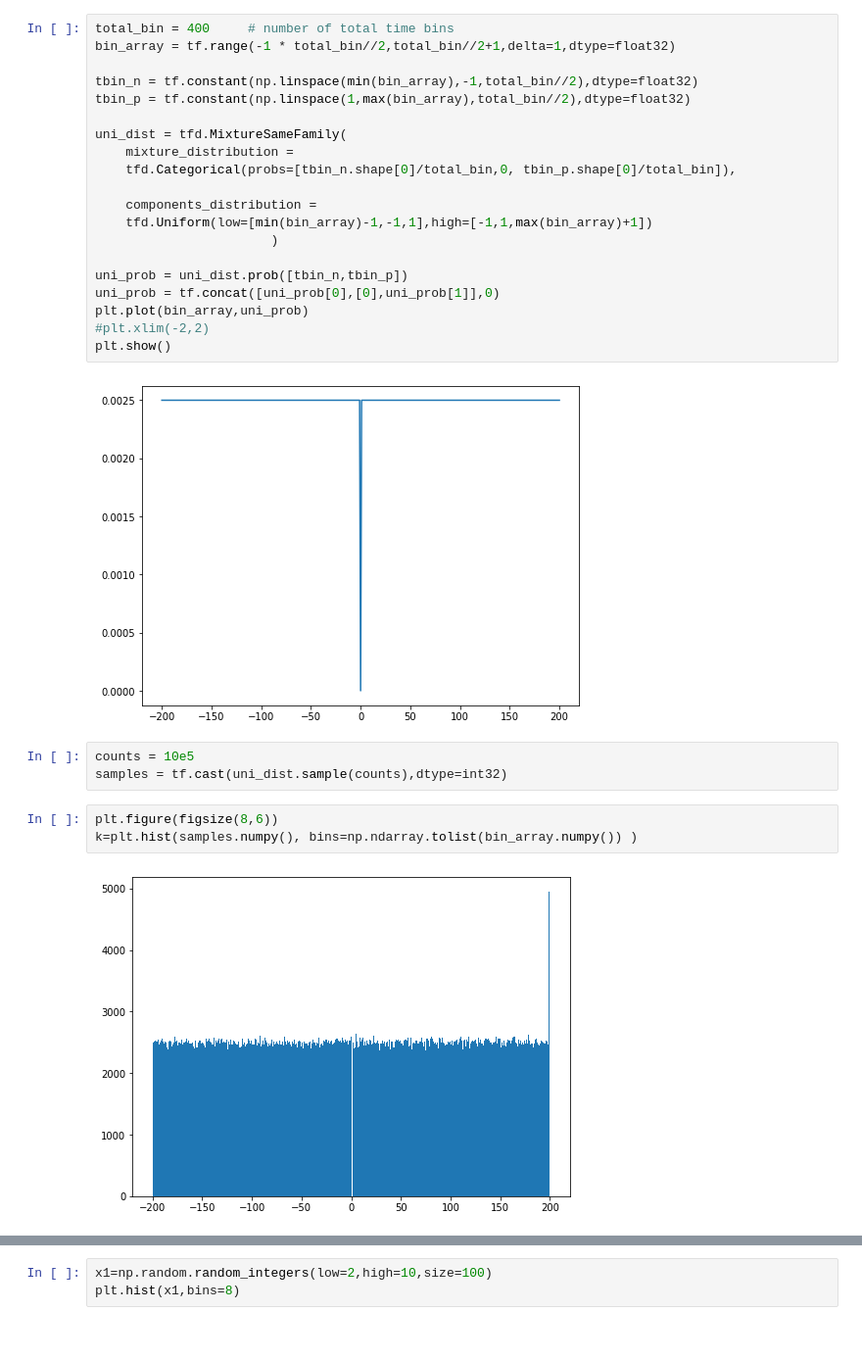
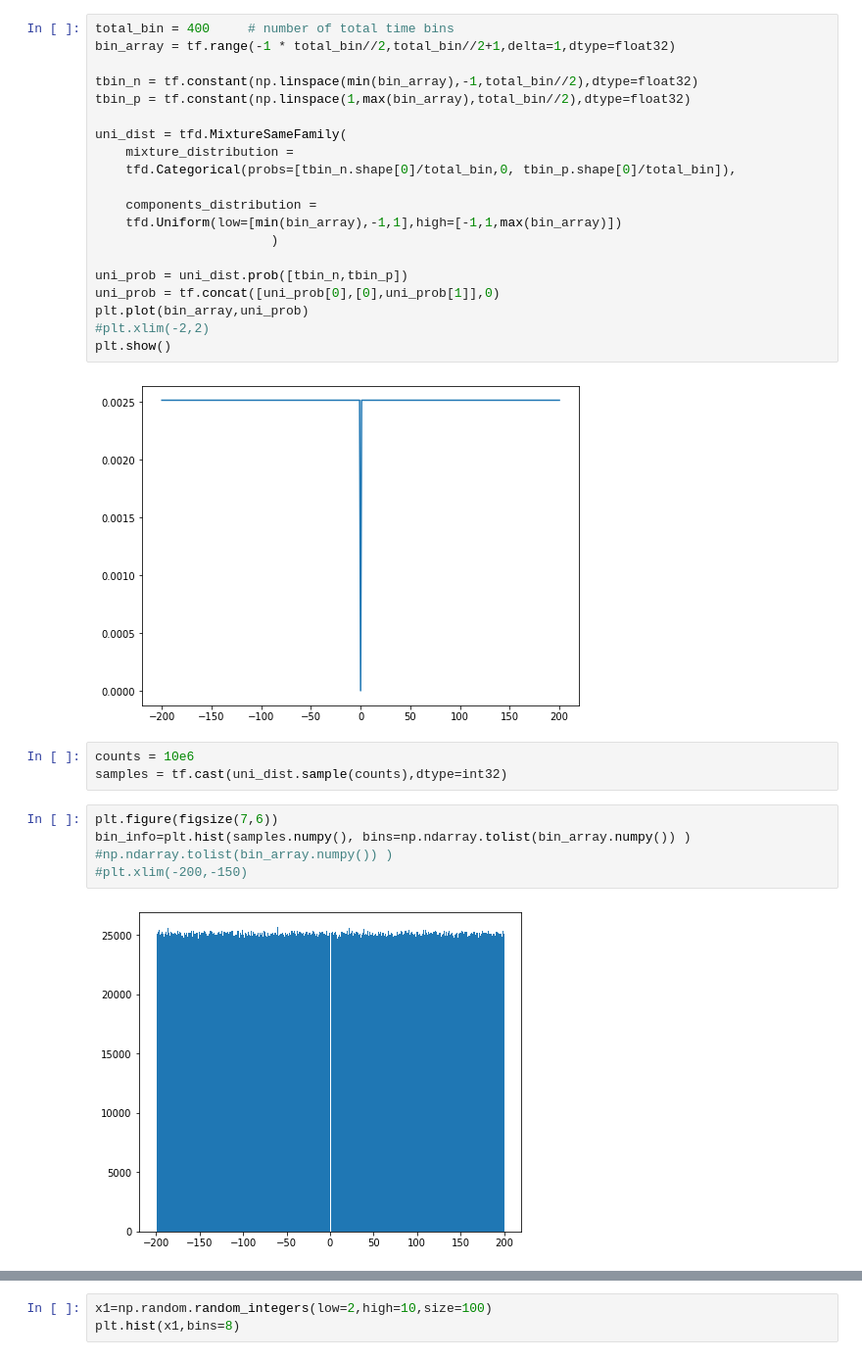
Before and after one commit to ubsuny/g2-coral, a Jupyter notebook: mc_simulation/simu_tfd.ipynb, the cells around one changed output, grey strips where cells are left out. Shown at 98% size. Drawn from its saved outputs; the diff is of its cells as text.

```diff
--- a/mc_simulation/simu_tfd.ipynb
+++ b/mc_simulation/simu_tfd.ipynb
@@ -47,7 +49,7 @@ uni_dist = tfd.MixtureSameFamily(
     tfd.Categorical(probs=[tbin_n.shape[0]/total_bin,0, tbin_p.shape[0]/total_bin]),
 
     components_distribution =
-    tfd.Uniform(low=[min(bin_array)-1,-1,1],high=[-1,1,max(bin_array)+1])
+    tfd.Uniform(low=[min(bin_array),-1,1],high=[-1,1,max(bin_array)])
                        )
 
 uni_prob = uni_dist.prob([tbin_n,tbin_p])
@@ -58,10 +60,11 @@ plt.show()
 # %% [output]
 [figure]
 # %%
-counts = 10e5
+counts = 10e6
 samples = tf.cast(uni_dist.sample(counts),dtype=int32)
 # %%
-plt.figure(figsize(8,6))
-k=plt.hist(samples.numpy(), bins=np.ndarray.tolist(bin_array.numpy()) )
+plt.figure(figsize(7,6))
+bin_info=plt.hist(samples.numpy(), bins=np.ndarray.tolist(bin_array.numpy()) )   #np.ndarray.tolist(bin_array.numpy()) )
+#plt.xlim(-200,-150)
 # %% [output]
-[figure, old version]
+[figure, new version]
```
Also changed, not shown: parts of 10 cells of this notebook.
